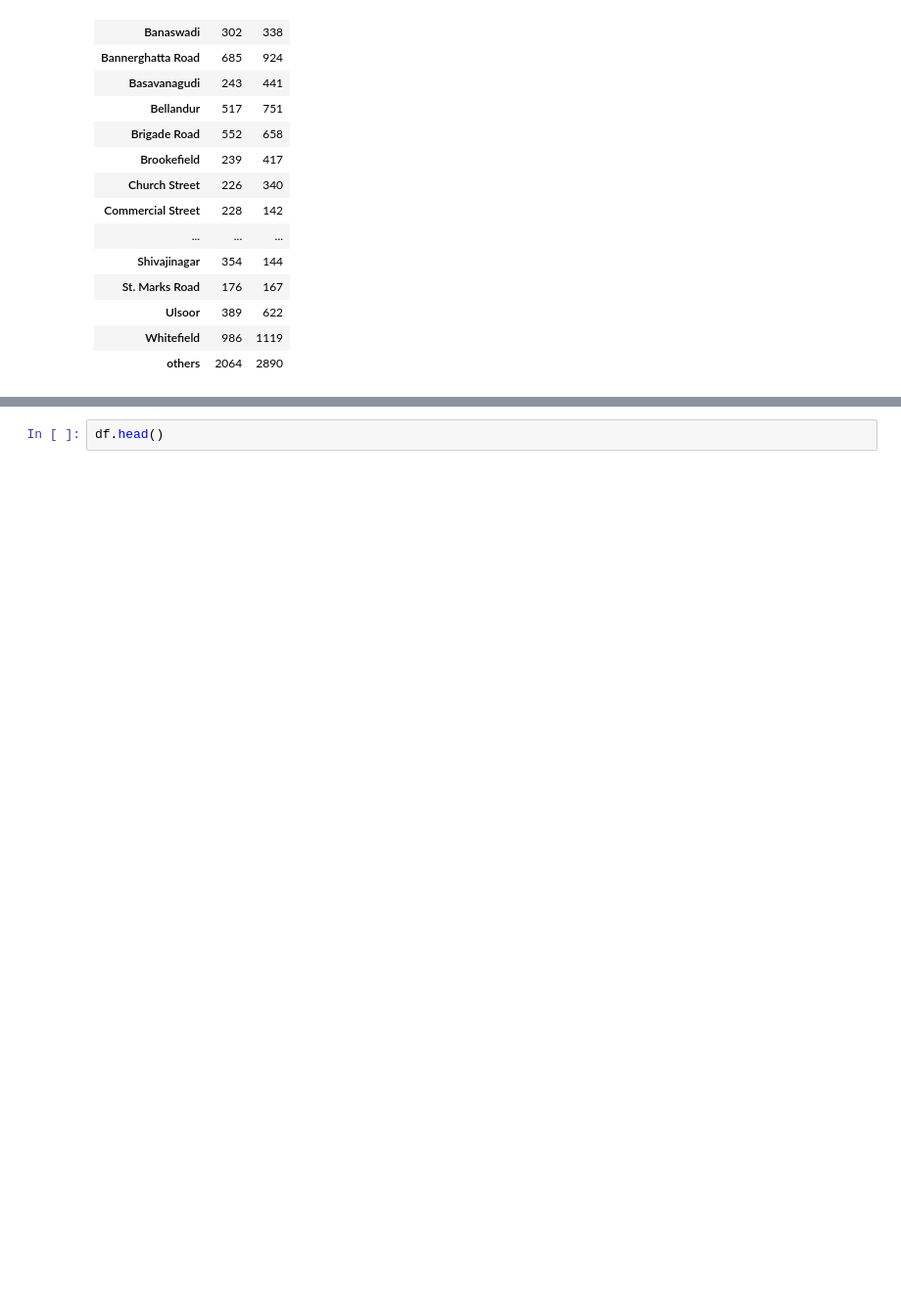
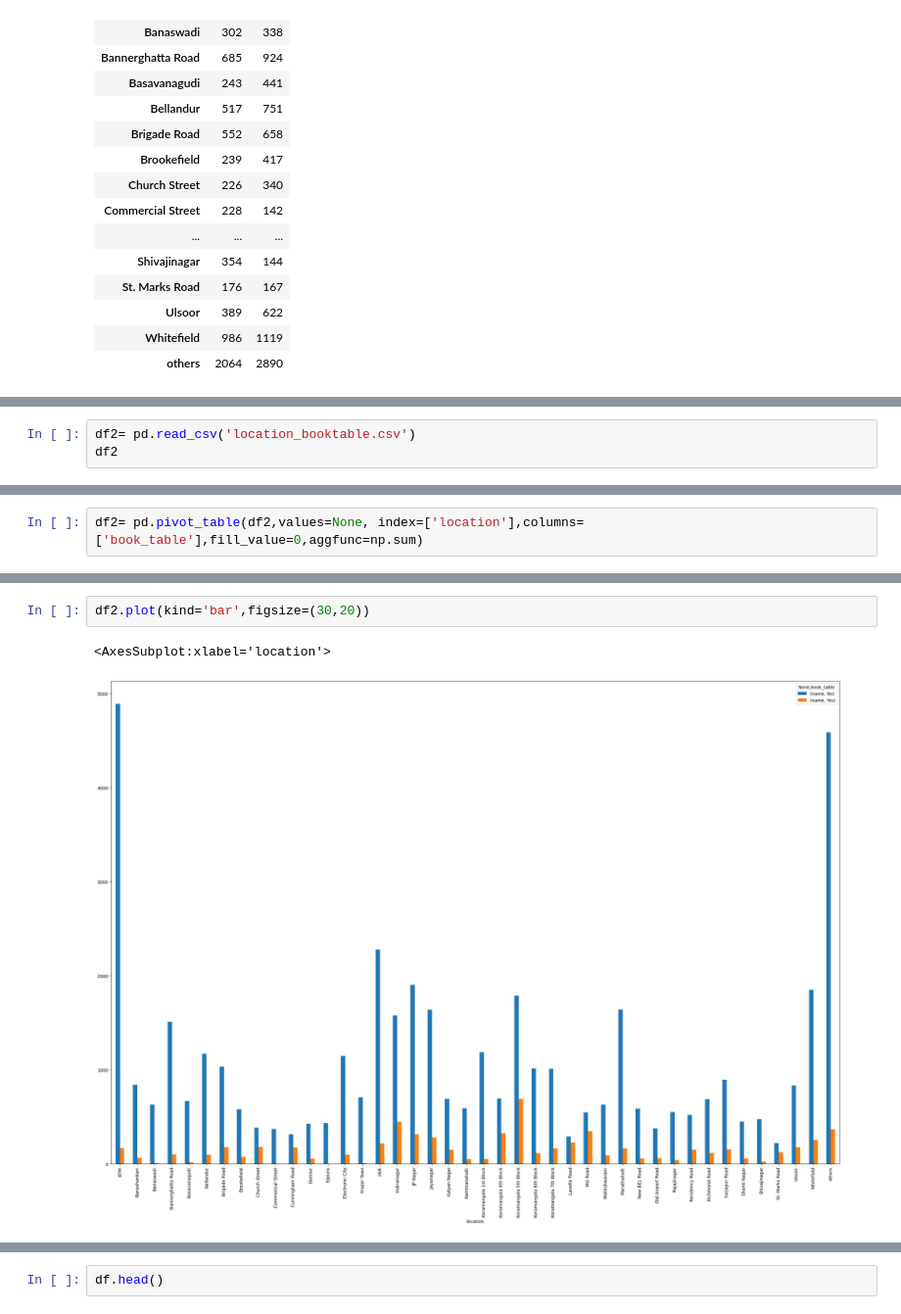
Before and after one commit to aman-singanamala/EDA-s, a Jupyter notebook: ZOMATO-DATASET/analysis.ipynb, the cells around one changed output, grey strips where cells are left out. Shown at 98% size. Cells and saved outputs as stored; diff of their text form; blank space fills up the shorter version.

```diff
--- a/ZOMATO-DATASET/analysis.ipynb
+++ b/ZOMATO-DATASET/analysis.ipynb
@@ -448,0 +459,3 @@ df1
+# %%
+df2= pd.read_csv('location_booktable.csv')
+df2
@@ -448,0 +476,2 @@ df1
+# %%
+df2= pd.pivot_table(df2,values=None, index=['location'],columns=['book_table'],fill_value=0,aggfunc=np.sum)
@@ -448,0 +500,5 @@ df1
+# %%
+df2.plot(kind='bar',figsize=(30,20))
+# %% [output]
+<AxesSubplot:xlabel='location'>
+[figure, added]
```
Also changed, not shown: parts of 8 cells of this notebook, 2 other files.
